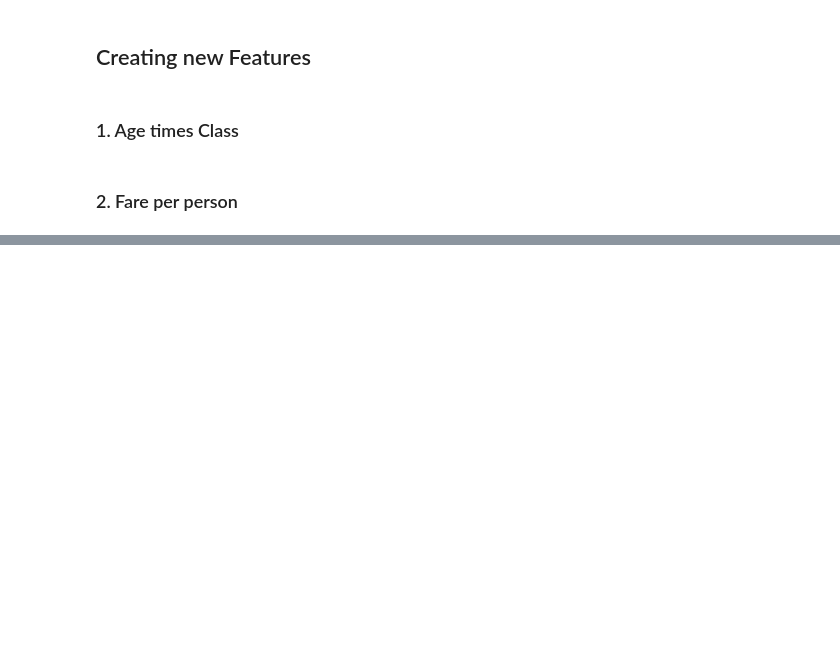
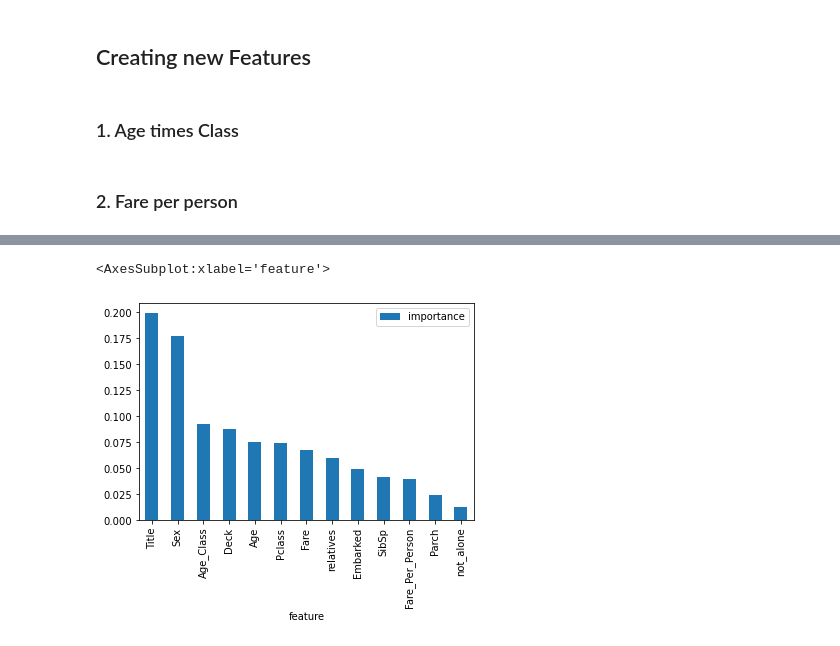
Before and after one commit to jaddel/education_cab_github, a Jupyter notebook: sprint_3/kaggle_titanic/kaggle_titanic_v2.ipynb, the cells around one changed output, grey strips where cells are left out. Cells and saved outputs as stored; diff of their text form; code cells hidden in the pictures; blank space fills up the shorter version.

```diff
--- a/sprint_3/kaggle_titanic/kaggle_titanic_v2.ipynb
+++ b/sprint_3/kaggle_titanic/kaggle_titanic_v2.ipynb
@@ -435,0 +455,4 @@ KeyError: 'relatives'
+# %%
+X_train = train_df.drop("Survived", axis=1)
+Y_train = train_df["Survived"]
+X_test  = test_df.drop("PassengerId", axis=1).copy()
@@ -435,0 +461,10 @@ KeyError: 'relatives'
+# %%
+# Random Forest
+random_forest = RandomForestClassifier(n_estimators=100)
+random_forest.fit(X_train, Y_train)
+
+Y_prediction = random_forest.predict(X_test)
+
+random_forest.score(X_train, Y_train)
+acc_random_forest = round(random_forest.score(X_train, Y_train) * 100, 2)
+print(round(acc_random_forest,2,), "%")
@@ -435,0 +475,9 @@ KeyError: 'relatives'
+# %%
+# Decision Tree
+decision_tree = DecisionTreeClassifier()
+decision_tree.fit(X_train, Y_train)
+
+Y_pred = decision_tree.predict(X_test)
+
+acc_decision_tree = round(decision_tree.score(X_train, Y_train) * 100, 2)
+print(round(acc_decision_tree,2,), "%")
@@ -435,0 +490,3 @@ KeyError: 'relatives'
+# %%
+importances = pd.DataFrame({'feature':X_train.columns,'importance':np.round(random_forest.feature_importances_,3)})
+importances = importances.sort_values('importance',ascending=False).set_index('feature')
@@ -435,0 +511,5 @@ KeyError: 'relatives'
+# %%
+importances.plot.bar()
+# %% [output]
+<AxesSubplot:xlabel='feature'>
+[figure, added]
```
Also changed, not shown: parts of 21 cells of this notebook, 2 other files.
